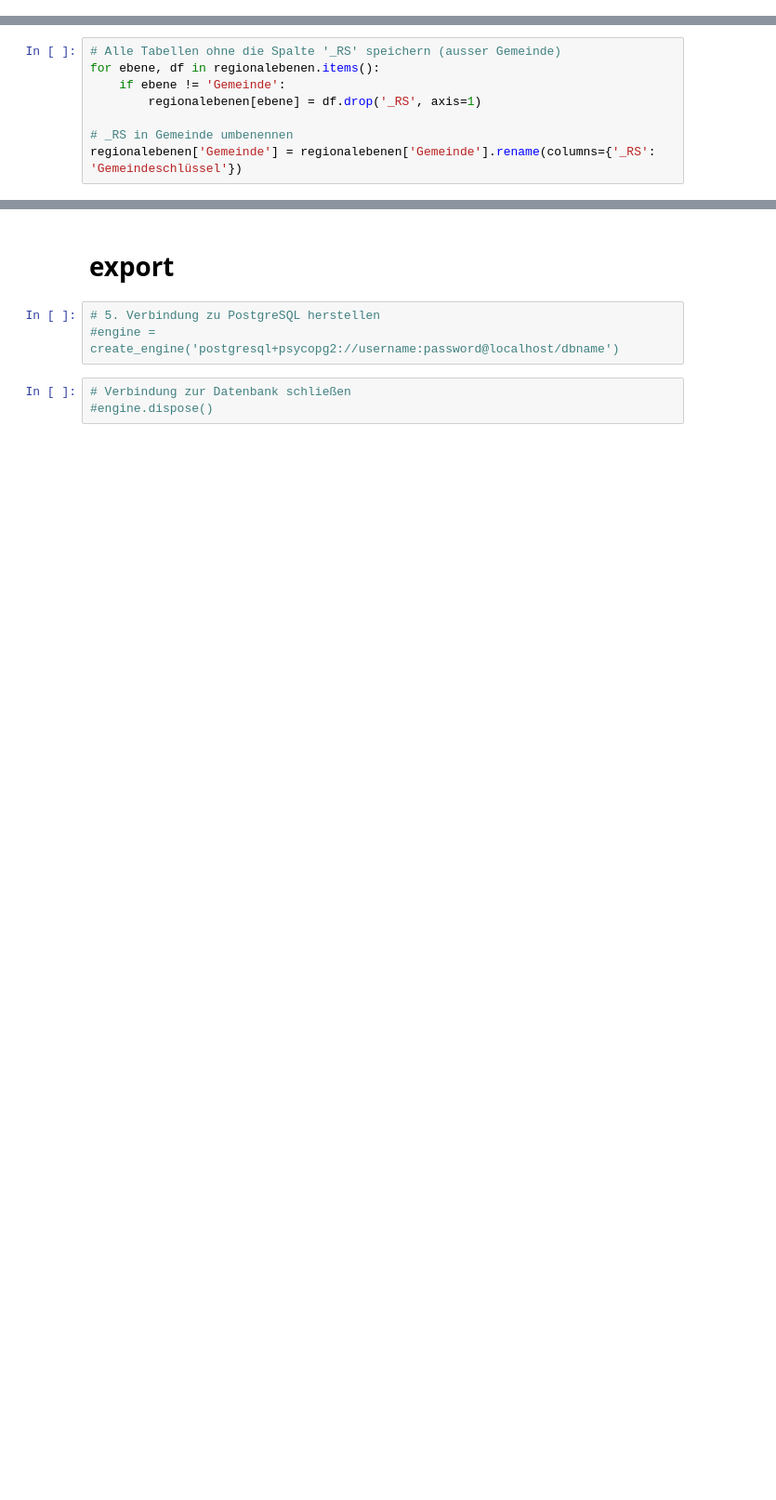
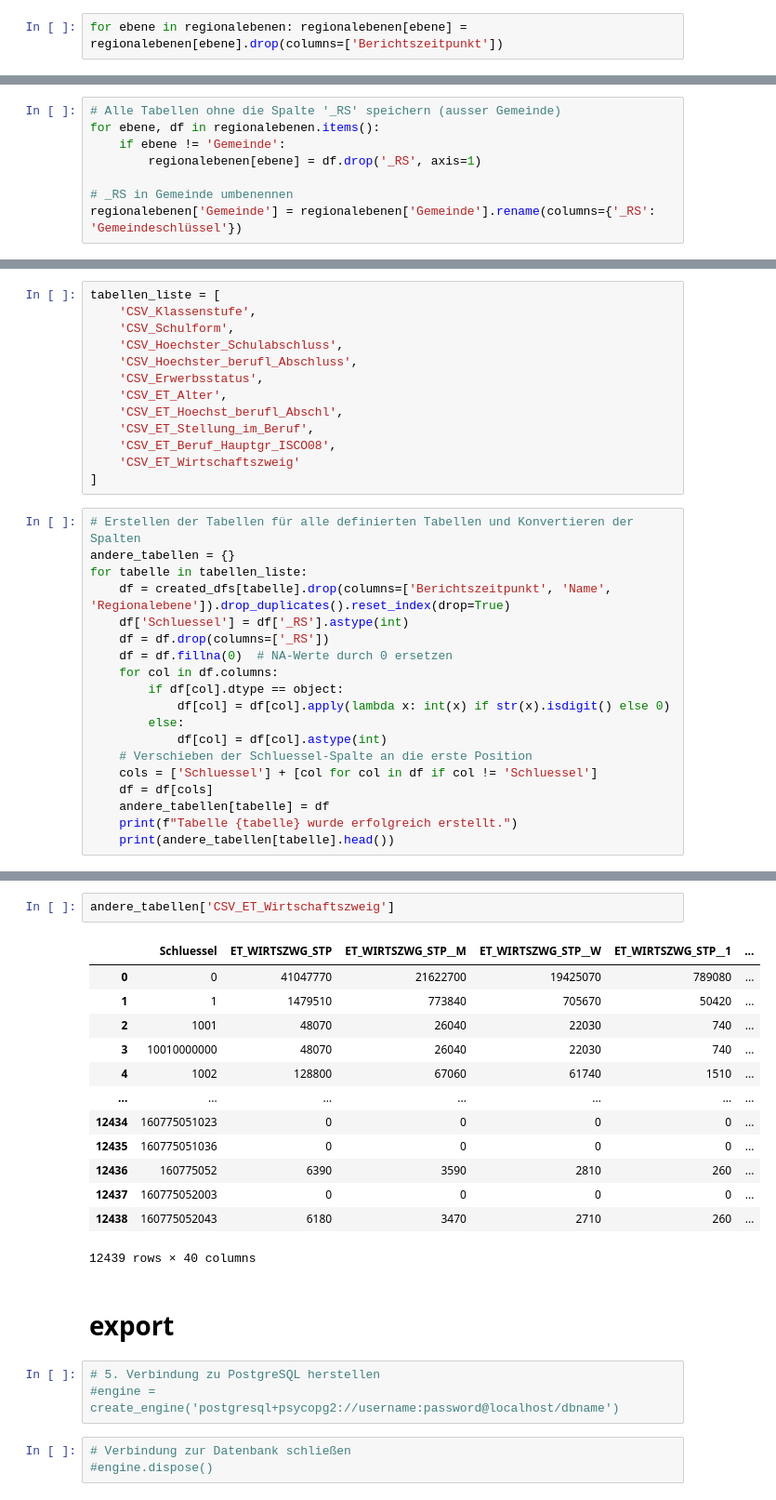
Before and after one commit to Reimser/sp3_1_studienarbeit, a Jupyter notebook: notebooks/import.ipynb, the cells around one changed output, grey strips where cells are left out. Shown at 93% size. Cells and saved outputs as stored; diff of their text form; blank space fills up the shorter version.

Commit message:
update = alle Tabellen in die 2 Normalform gebrach.

```diff
--- a/notebooks/import.ipynb
+++ b/notebooks/import.ipynb
@@ -181,4 +183,6 @@ Beispiel für die Gemeindetabelle:
 2           20220515  10030000000      Lübeck, Hansestadt
 3           20220515  10040000000       Neumünster, Stadt
 4           20220515  10510011011      Brunsbüttel, Stadt
+# %%
+for ebene in regionalebenen: regionalebenen[ebene] = regionalebenen[ebene].drop(columns=['Berichtszeitpunkt'])
 # %%
@@ -244,0 +262,32 @@ regionalebenen['Gemeinde'].head()
+# %%
+tabellen_liste = [
+    'CSV_Klassenstufe',
+    'CSV_Schulform',
+    'CSV_Hoechster_Schulabschluss',
+    'CSV_Hoechster_berufl_Abschluss',
+    'CSV_Erwerbsstatus',
+    'CSV_ET_Alter',
+    'CSV_ET_Hoechst_berufl_Abschl',
+    'CSV_ET_Stellung_im_Beruf',
+    'CSV_ET_Beruf_Hauptgr_ISCO08',
+    'CSV_ET_Wirtschaftszweig'
+]
+# %%
+# Erstellen der Tabellen für alle definierten Tabellen und Konvertieren der Spalten
+andere_tabellen = {}
+for tabelle in tabellen_liste:
+    df = created_dfs[tabelle].drop(columns=['Berichtszeitpunkt', 'Name', 'Regionalebene']).drop_duplicates().reset_index(drop=True)
+    df['Schluessel'] = df['_RS'].astype(int)
+    df = df.drop(columns=['_RS'])
+    df = df.fillna(0)  # NA-Werte durch 0 ersetzen
+    for col in df.columns:
+        if df[col].dtype == object:
+            df[col] = df[col].apply(lambda x: int(x) if str(x).isdigit() else 0)
+        else:
+            df[col] = df[col].astype(int)
+    # Verschieben der Schluessel-Spalte an die erste Position
+    cols = ['Schluessel'] + [col for col in df if col != 'Schluessel']
+    df = df[cols]
+    andere_tabellen[tabelle] = df
+    print(f"Tabelle {tabelle} wurde erfolgreich erstellt.")
+    print(andere_tabellen[tabelle].head())
@@ -245,3 +336,19 @@ regionalebenen['Gemeinde'].head()
+# %%
+andere_tabellen['CSV_ET_Wirtschaftszweig']
+# %% [output]
+|  | Schluessel | ET_WIRTSZWG_STP | ET_WIRTSZWG_STP__M | ET_WIRTSZWG_STP__W | ET_WIRTSZWG_STP__1 | ... |
+| 0 | 0 | 41047770 | 21622700 | 19425070 | 789080 | ... |
+| 1 | 1 | 1479510 | 773840 | 705670 | 50420 | ... |
+| 2 | 1001 | 48070 | 26040 | 22030 | 740 | ... |
+| 3 | 10010000000 | 48070 | 26040 | 22030 | 740 | ... |
+| 4 | 1002 | 128800 | 67060 | 61740 | 1510 | ... |
+| ... | ... | ... | ... | ... | ... | ... |
+| 12434 | 160775051023 | 0 | 0 | 0 | 0 | ... |
+| 12435 | 160775051036 | 0 | 0 | 0 | 0 | ... |
+| 12436 | 160775052 | 6390 | 3590 | 2810 | 260 | ... |
+| 12437 | 160775052003 | 0 | 0 | 0 | 0 | ... |
+| 12438 | 160775052043 | 6180 | 3470 | 2710 | 260 | ... |
+12439 rows × 40 columns
 # %% [markdown]
 # export
 # %%
```
Also changed, not shown: parts of 8 cells of this notebook.
